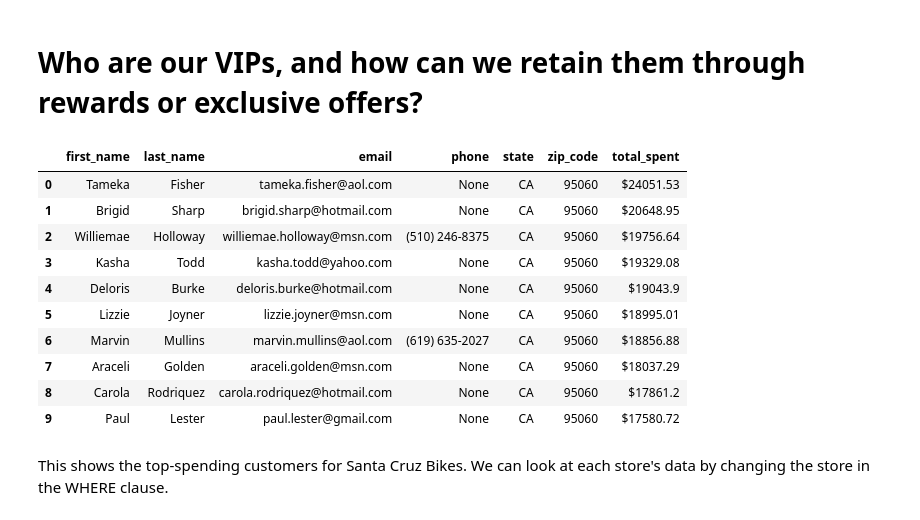
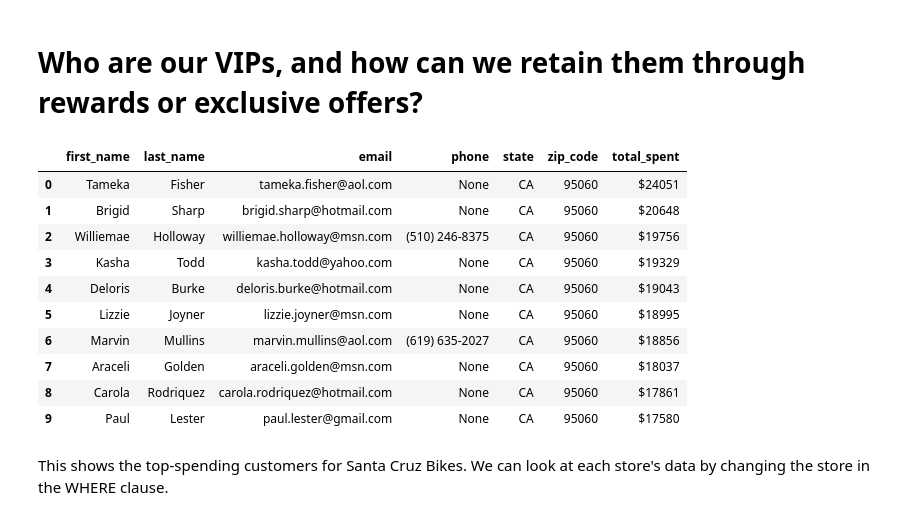
Before and after one commit to AbhimanyuShri/Bike-Store-Sales-Analysis, a Jupyter notebook: bike-store-sales-analysis.ipynb, the cells around one changed output. Cells and saved outputs as stored; diff of their text form; code cells hidden in the pictures.

```diff
--- a/bike-store-sales-analysis.ipynb
+++ b/bike-store-sales-analysis.ipynb
@@ -867,37 +868,38 @@ The WHERE clause in the query can be used to change the store name and find loya
 # %%
 q26='''
 
 SELECT cu.first_name, cu.last_name, cu.email, cu.phone ,s.state, s.zip_code, '$' ||
-ROUND(SUM(ort.quantity*(ort.list_price-(ort.discount*ort.list_price))),2) AS total_spent
+CAST(ROUND(SUM(ort.quantity*(ort.list_price-(ort.discount*ort.list_price))),2) AS int)
+AS total_spent
 FROM customers cu
 LEFT JOIN orders o
 ON o.customer_id=cu.customer_id
 LEFT JOIN order_items ort
 ON ort.order_id=o.order_id
 LEFT JOIN stores s
 ON s.store_id=o.store_id
 WHERE
     s.store_name='Santa Cruz Bikes'
 GROUP BY
     cu.customer_id
 ORDER BY
     ROUND(SUM(ort.quantity*(ort.list_price-(ort.discount*ort.list_price))),2)
     DESC LIMIT 10;
 
 '''
 df26=pd.read_sql_query(q26,db)
 df26
 # %% [output]
 |  | first_name | last_name | email | phone | state | zip_code | total_spent |
-| 0 | Tameka | Fisher | tameka.fisher@aol.com | None | CA | 95060 | $24051.53 |
-| 1 | Brigid | Sharp | brigid.sharp@hotmail.com | None | CA | 95060 | $20648.95 |
-| 2 | Williemae | Holloway | williemae.holloway@msn.com | (510) 246-8375 | CA | 95060 | $19756.64 |
-| 3 | Kasha | Todd | kasha.todd@yahoo.com | None | CA | 95060 | $19329.08 |
-| 4 | Deloris | Burke | deloris.burke@hotmail.com | None | CA | 95060 | $19043.9 |
-| 5 | Lizzie | Joyner | lizzie.joyner@msn.com | None | CA | 95060 | $18995.01 |
-| 6 | Marvin | Mullins | marvin.mullins@aol.com | (619) 635-2027 | CA | 95060 | $18856.88 |
-| 7 | Araceli | Golden | araceli.golden@msn.com | None | CA | 95060 | $18037.29 |
-| 8 | Carola | Rodriquez | carola.rodriquez@hotmail.com | None | CA | 95060 | $17861.2 |
-| 9 | Paul | Lester | paul.lester@gmail.com | None | CA | 95060 | $17580.72 |
+| 0 | Tameka | Fisher | tameka.fisher@aol.com | None | CA | 95060 | $24051 |
+| 1 | Brigid | Sharp | brigid.sharp@hotmail.com | None | CA | 95060 | $20648 |
+| 2 | Williemae | Holloway | williemae.holloway@msn.com | (510) 246-8375 | CA | 95060 | $19756 |
+| 3 | Kasha | Todd | kasha.todd@yahoo.com | None | CA | 95060 | $19329 |
+| 4 | Deloris | Burke | deloris.burke@hotmail.com | None | CA | 95060 | $19043 |
+| 5 | Lizzie | Joyner | lizzie.joyner@msn.com | None | CA | 95060 | $18995 |
+| 6 | Marvin | Mullins | marvin.mullins@aol.com | (619) 635-2027 | CA | 95060 | $18856 |
+| 7 | Araceli | Golden | araceli.golden@msn.com | None | CA | 95060 | $18037 |
+| 8 | Carola | Rodriquez | carola.rodriquez@hotmail.com | None | CA | 95060 | $17861 |
+| 9 | Paul | Lester | paul.lester@gmail.com | None | CA | 95060 | $17580 |
 # %% [markdown]
 This shows the top-spending customers for Santa Cruz Bikes. We can look at each store's data by changing the store in the WHERE clause.
```
Also changed, not shown: parts of 8 cells of this notebook.
